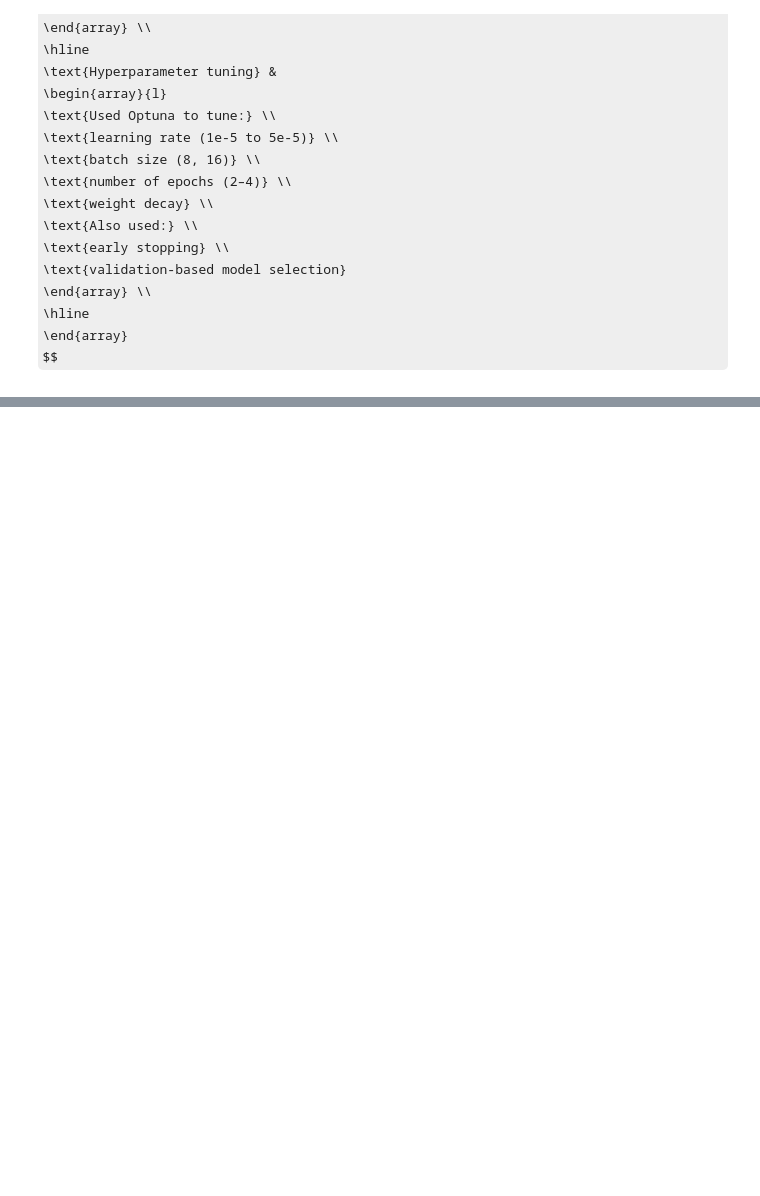
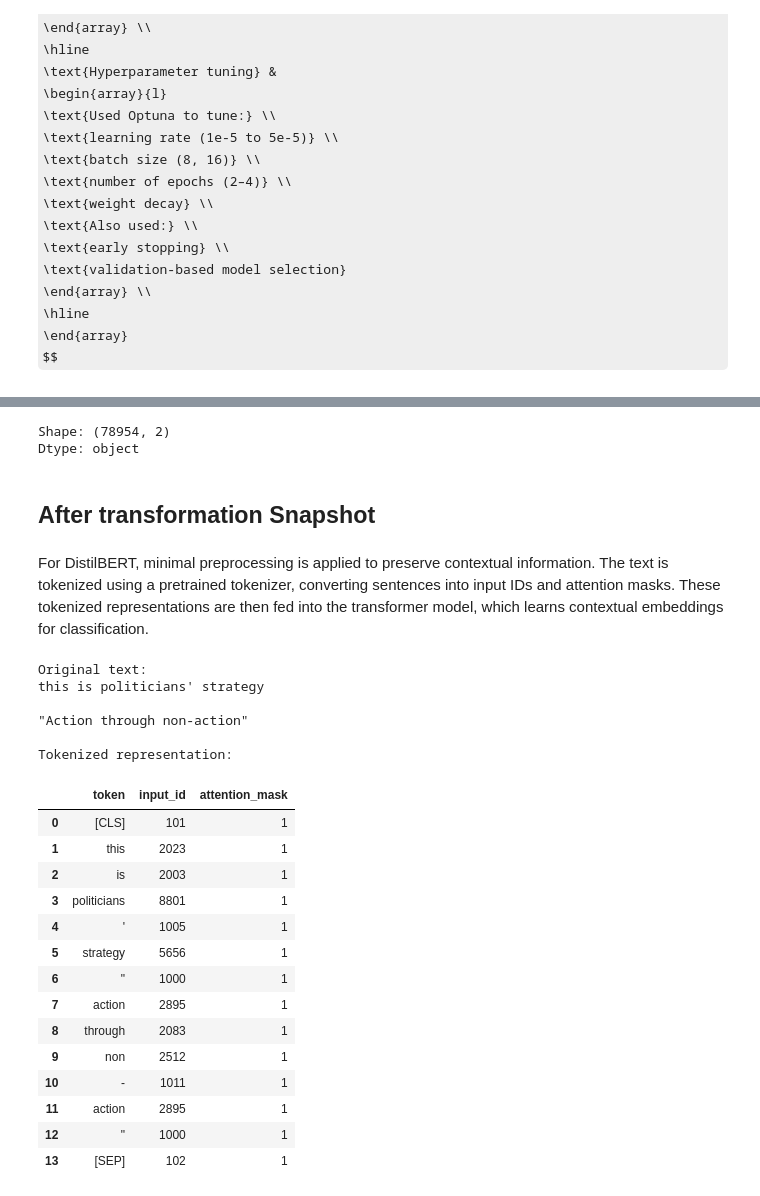
Before and after one commit to glenpaulson/toxicity-mining-nlp, a Jupyter notebook: Notebooks/Milestone_3/ToxicityMining_DistilBERT.ipynb, the cells around one changed output, grey strips where cells are left out. Saved outputs shown, nothing was run; the diff lists cells and outputs as text; code cells hidden in the pictures; some formulas as TeX source; blank space fills up the shorter version.

Commit message:
Updated DistillBERT notebook with before and after snapshot

```diff
--- a/Notebooks/Milestone_3/ToxicityMining_DistilBERT.ipynb
+++ b/Notebooks/Milestone_3/ToxicityMining_DistilBERT.ipynb
@@ -584,0 +582,4 @@ $$
+# %%
+import pandas as pd
+df_raw = pd.read_csv('/content/combined_model_dataset.csv')
+df_raw[['text', 'label']].head()
@@ -584,0 +593,48 @@ $$
+# %%
+print('\nShape:', df_raw.shape)
+print('Dtype:', df_raw['text'].dtype)
+# %% [output]
+Shape: (78954, 2)
+Dtype: object
+# %% [markdown]
+## After transformation Snapshot
+# %% [markdown]
+For DistilBERT, minimal preprocessing is applied to preserve contextual information. The text is tokenized using a pretrained tokenizer, converting sentences into input IDs and attention masks. These tokenized representations are then fed into the transformer model, which learns contextual embeddings for classification.
+# %%
+sample_text = df_raw["text"].iloc[0]
+
+encoded = tokenizer(sample_text, truncation=True)
+tokens = tokenizer.convert_ids_to_tokens(encoded["input_ids"])
+
+token_df = pd.DataFrame({
+    "token": tokens,
+    "input_id": encoded["input_ids"],
+    "attention_mask": encoded["attention_mask"]
+})
+
+print("Original text:")
+print(sample_text)
+print("\nTokenized representation:")
+token_df.head(30)
+# %% [output]
+Original text:
+this is politicians' strategy
+
+"Action through non-action"
+
+Tokenized representation:
+|  | token | input_id | attention_mask |
+| 0 | [CLS] | 101 | 1 |
+| 1 | this | 2023 | 1 |
+| 2 | is | 2003 | 1 |
+| 3 | politicians | 8801 | 1 |
+| 4 | ' | 1005 | 1 |
+| 5 | strategy | 5656 | 1 |
+| 6 | " | 1000 | 1 |
+| 7 | action | 2895 | 1 |
+| 8 | through | 2083 | 1 |
+| 9 | non | 2512 | 1 |
+| 10 | - | 1011 | 1 |
+| 11 | action | 2895 | 1 |
+| 12 | " | 1000 | 1 |
+| 13 | [SEP] | 102 | 1 |
```
Also changed, not shown: parts of 13 cells of this notebook.
